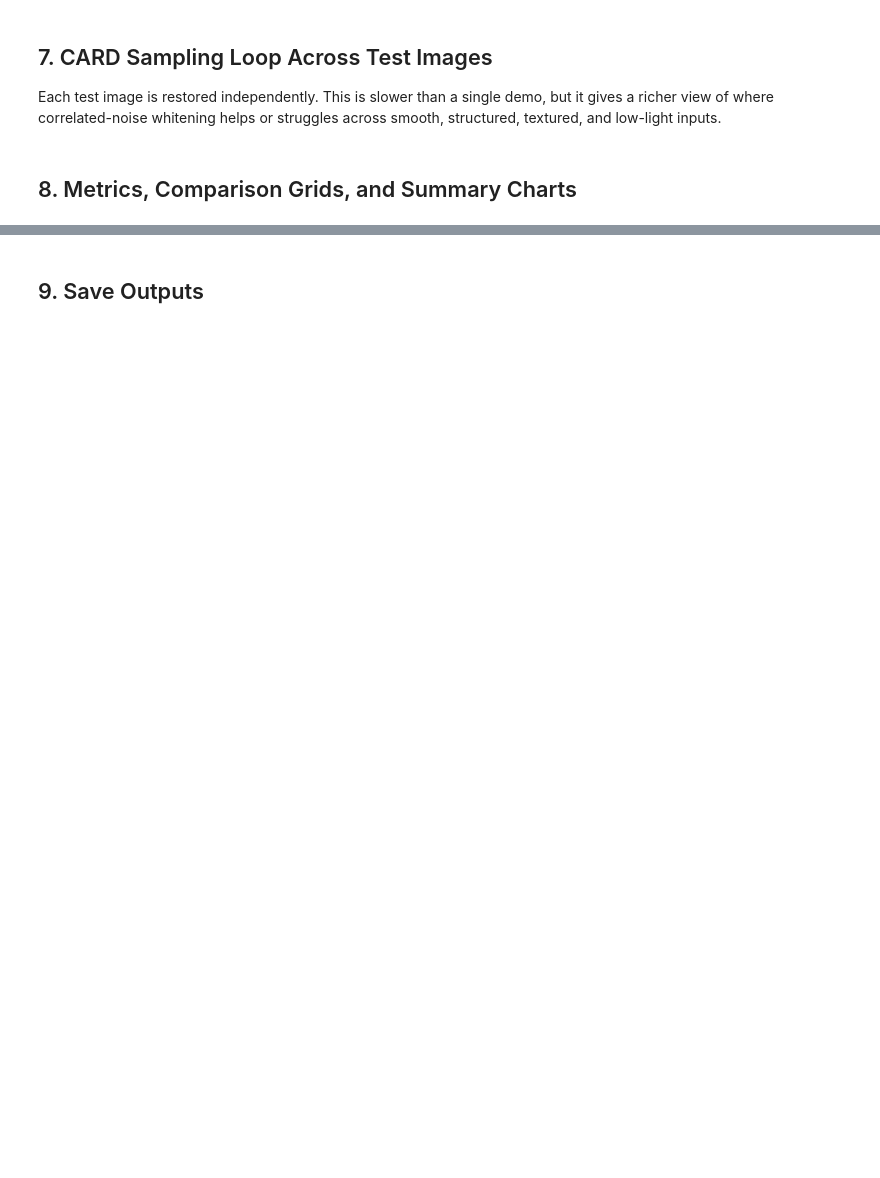
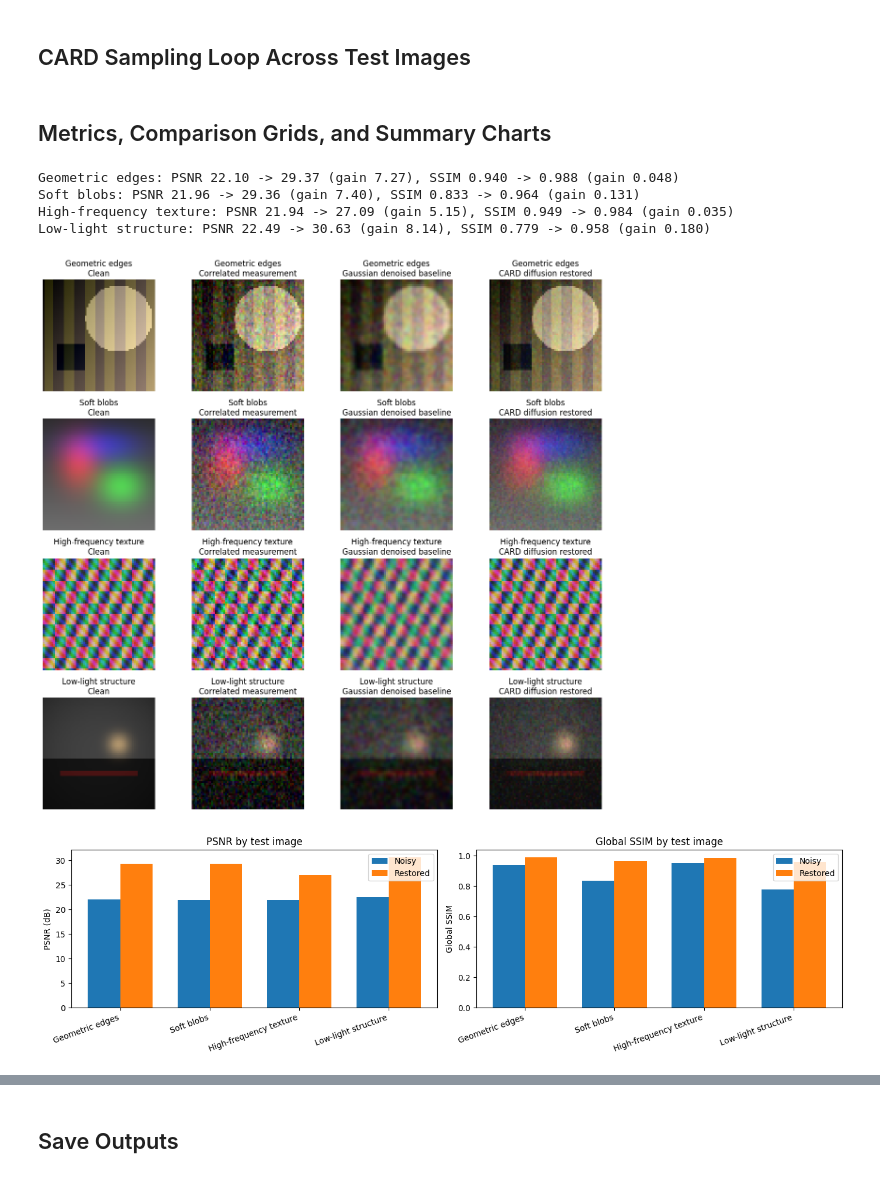
Before and after one commit to hadif1999/DIP_course_final_project, a Jupyter notebook: card_guided_diffusion_colab.ipynb, the cells around one changed output, grey strips where cells are left out. Drawn from its saved outputs; the diff is of its cells as text; code cells hidden in the pictures; blank space fills up the shorter version.

```diff
--- a/card_guided_diffusion_colab.ipynb
+++ b/card_guided_diffusion_colab.ipynb
@@ -75,7 +79,7 @@ def load_guided_diffusion_64(device: torch.device) -> tuple[torch.nn.Module, obj
             "num_head_channels": 64,
             "num_res_blocks": 3,
             "resblock_updown": True,
-            "timestep_respacing": "20",
+            "timestep_respacing": "50",
             "use_fp16": False,
             "use_new_attention_order": True,
             "use_scale_shift_norm": True,
@@ -426,8 +440,6 @@ def card_whitened_ddrm_update(
     ).clamp(0, 1)
     return to_model_range(corrected01)
 # %% [markdown]
-## 7. CARD Sampling Loop Across Test Images
-
-Each test image is restored independently. This is slower than a single demo, but it gives a richer view of where correlated-noise whitening helps or struggles across smooth, structured, textured, and low-light inputs.
+## CARD Sampling Loop Across Test Images
 # %%
 CLASS_LABEL: Final = 207
@@ -505,7 +555,7 @@ RESULTS = [
     for index, test_image in enumerate(TEST_IMAGES)
 ]
 # %% [markdown]
-## 8. Metrics, Comparison Grids, and Summary Charts
+## Metrics, Comparison Grids, and Summary Charts
 # %%
 def psnr(reference: FloatArray, candidate: FloatArray) -> float:
     mse = float(np.mean((reference - candidate) ** 2))
@@ -556,13 +606,16 @@ for row in METRICS:
         f"(gain {row['ssim_gain']:.3f})"
     )
 
-fig, axes = plt.subplots(len(RESULTS), 3, figsize=(10, 3 * len(RESULTS)))
+fig, axes = plt.subplots(len(RESULTS), 4, figsize=(13, 3 * len(RESULTS)))
+
 for row_index, result in enumerate(RESULTS):
     panels = [
         ("Clean", result.clean),
         ("Correlated measurement", result.noisy),
-        ("CARD whitened diffusion", result.restored),
+        ("Gaussian denoised baseline", result.baseline),
+        ("CARD diffusion restored", result.restored),
     ]
+
     for col_index, (title, image) in enumerate(panels):
         axes[row_index, col_index].imshow(image)
         axes[row_index, col_index].set_title(f"{result.name}\n{title}")
@@ -593,30 +646,37 @@ axes[0].set_xticks(x_positions, names, rotation=20, ha="right")
 axes[0].legend()
 
 axes[1].bar(
     x_positions - bar_width / 2,
     [float(row["noisy_ssim"]) for row in METRICS],
     bar_width,
     label="Noisy",
 )
 axes[1].bar(
     x_positions + bar_width / 2,
     [float(row["restored_ssim"]) for row in METRICS],
     bar_width,
     label="Restored",
 )
 axes[1].set_title("Global SSIM by test image")
 axes[1].set_ylabel("Global SSIM")
 axes[1].set_xticks(x_positions, names, rotation=20, ha="right")
 axes[1].legend()
 plt.tight_layout()
 plt.show()
 
 fig, axis = plt.subplots(figsize=(8, 4))
 axis.axhline(0.0, color="black", linewidth=1)
 axis.plot(names, [float(row["psnr_gain"]) for row in METRICS], marker="o", label="PSNR gain")
 axis.set_title("Restoration gain over correlated measurement")
 axis.set_ylabel("PSNR gain (dB)")
 axis.tick_params(axis="x", rotation=20)
 axis.legend()
 plt.tight_layout()
 plt.show()
+# %% [output]
+Geometric edges: PSNR 22.10 -> 29.37 (gain 7.27), SSIM 0.940 -> 0.988 (gain 0.048)
+Soft blobs: PSNR 21.96 -> 29.36 (gain 7.40), SSIM 0.833 -> 0.964 (gain 0.131)
+High-frequency texture: PSNR 21.94 -> 27.09 (gain 5.15), SSIM 0.949 -> 0.984 (gain 0.035)
+Low-light structure: PSNR 22.49 -> 30.63 (gain 8.14), SSIM 0.779 -> 0.958 (gain 0.180)
+[figure, added]
+[figure, added]
@@ -623,5 +684,5 @@ plt.show()
 # %% [markdown]
-## 9. Save Outputs
+## Save Outputs
 # %%
 OUTPUT_DIR = Path("/content/card_outputs")
 OUTPUT_DIR.mkdir(parents=True, exist_ok=True)
```
Also changed, not shown: parts of 17 cells of this notebook, 25 other files.
